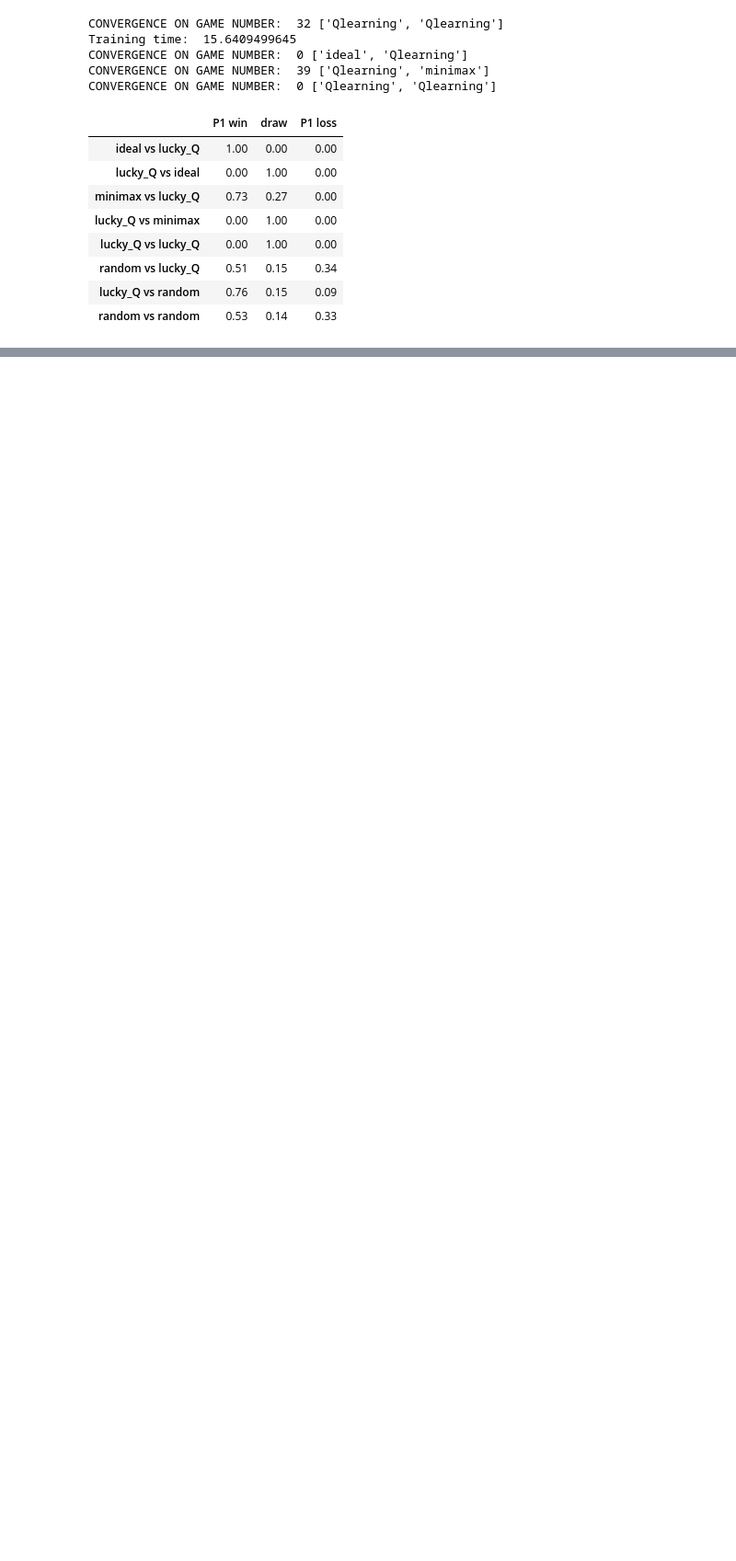
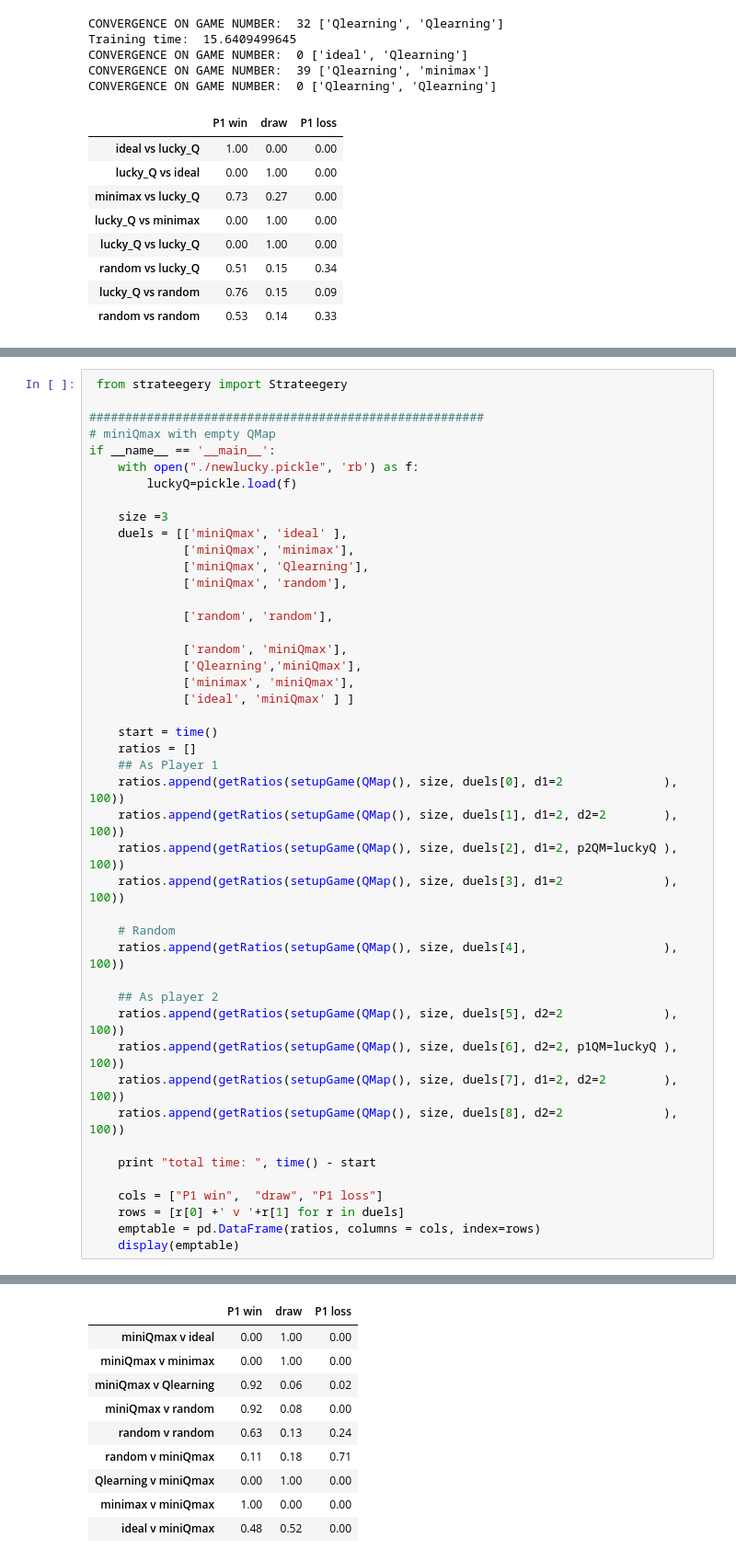
Before and after one commit to bb-blud/tictac, a Jupyter notebook: explore_games.ipynb, the cells around one changed output, grey strips where cells are left out. Shown at 92% size. Drawn from its saved outputs; the diff is of its cells as text; blank space fills up the shorter version.

```diff
--- a/explore_games.ipynb
+++ b/explore_games.ipynb
@@ -300,0 +235,46 @@ CONVERGENCE ON GAME NUMBER:  0 ['Qlearning', 'Qlearning']
+# %%
+ from strateegery import Strateegery
+
+#######################################################
+# miniQmax with empty QMap
+if __name__ == '__main__':
+    with open("./newlucky.pickle", 'rb') as f:
+        luckyQ=pickle.load(f)
+
+    size =3
+    duels = [['miniQmax', 'ideal' ],
+             ['miniQmax', 'minimax'],
+             ['miniQmax', 'Qlearning'],
+             ['miniQmax', 'random'],
+
+             ['random', 'random'],
+
+             ['random', 'miniQmax'],
+             ['Qlearning','miniQmax'],
+             ['minimax', 'miniQmax'],
+             ['ideal', 'miniQmax' ] ]
+
+    start = time()
+    ratios = []
+    ## As Player 1
+    ratios.append(getRatios(setupGame(QMap(), size, duels[0], d1=2              ), 100))
+    ratios.append(getRatios(setupGame(QMap(), size, duels[1], d1=2, d2=2        ), 100))
+    ratios.append(getRatios(setupGame(QMap(), size, duels[2], d1=2, p2QM=luckyQ ), 100))
+    ratios.append(getRatios(setupGame(QMap(), size, duels[3], d1=2              ), 100))
+
+    # Random
+    ratios.append(getRatios(setupGame(QMap(), size, duels[4],                   ), 100))
+
+    ## As player 2
+    ratios.append(getRatios(setupGame(QMap(), size, duels[5], d2=2              ), 100))
+    ratios.append(getRatios(setupGame(QMap(), size, duels[6], d2=2, p1QM=luckyQ ), 100))
+    ratios.append(getRatios(setupGame(QMap(), size, duels[7], d1=2, d2=2        ), 100))
+    ratios.append(getRatios(setupGame(QMap(), size, duels[8], d2=2              ), 100))
+
+    print "total time: ", time() - start
+
+    cols = ["P1 win",  "draw", "P1 loss"]
+    rows = [r[0] +' v '+r[1] for r in duels]
+    emptable = pd.DataFrame(ratios, columns = cols, index=rows)
+    display(emptable)
+# %% [output]
@@ -301 +286,11 @@ CONVERGENCE ON GAME NUMBER:  0 ['Qlearning', 'Qlearning']
+|  | P1 win | draw | P1 loss |
+| miniQmax v ideal | 0.00 | 1.00 | 0.00 |
+| miniQmax v minimax | 0.00 | 1.00 | 0.00 |
+| miniQmax v Qlearning | 0.92 | 0.06 | 0.02 |
+| miniQmax v random | 0.92 | 0.08 | 0.00 |
+| random v random | 0.63 | 0.13 | 0.24 |
+| random v miniQmax | 0.11 | 0.18 | 0.71 |
+| Qlearning v miniQmax | 0.00 | 1.00 | 0.00 |
+| minimax v miniQmax | 1.00 | 0.00 | 0.00 |
+| ideal v miniQmax | 0.48 | 0.52 | 0.00 |
 # %% [markdown]
```
Also changed, not shown: parts of 12 cells of this notebook, 4 other files.
